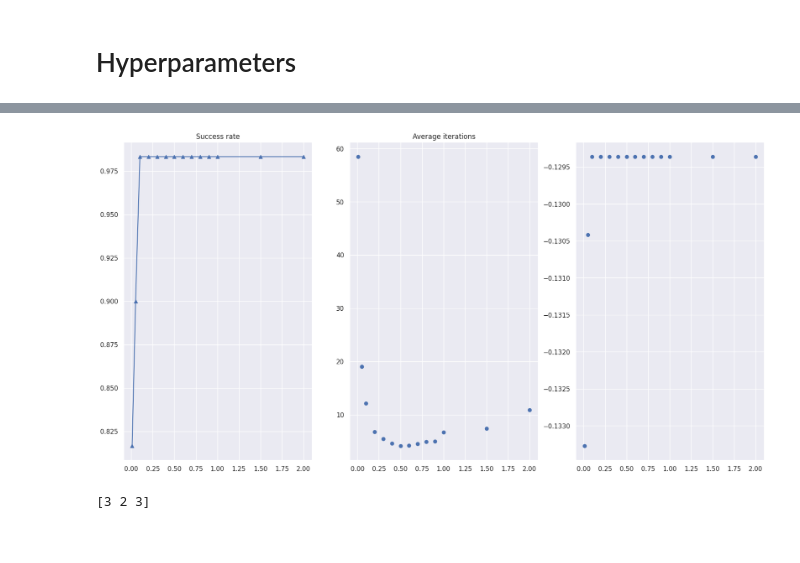
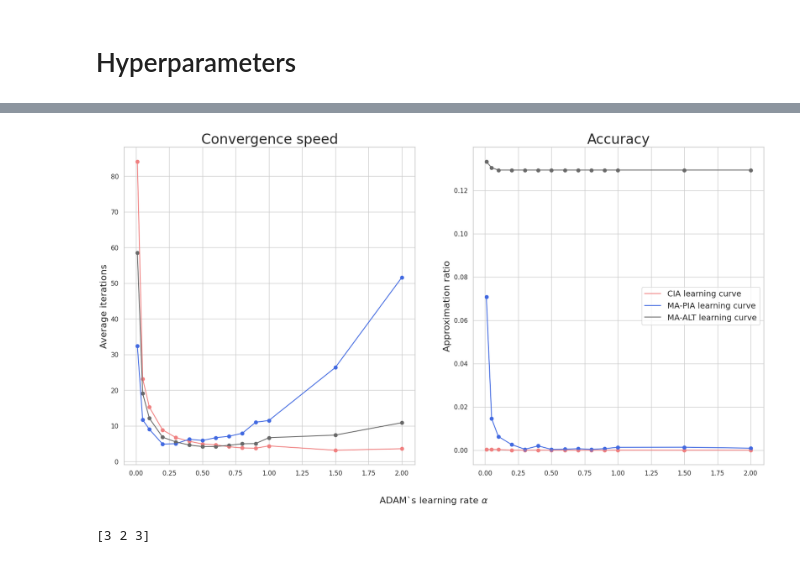
Before and after one commit to boz0nchik/QAOA, a Jupyter notebook: hyper_analyze.ipynb, the cells around one changed output, grey strips where cells are left out. Saved outputs shown, nothing was run; the diff lists cells and outputs as text; code cells hidden in the pictures.

```diff
--- a/hyper_analyze.ipynb
+++ b/hyper_analyze.ipynb
@@ -9,49 +9,74 @@ import numpy as np
 
 size = 10
 
-sns.set_theme(style = 'darkgrid')
-fig,axs = plt.subplots (nrows = 1, ncols = 3, figsize = (20, 10))
+sns.set_theme(style = 'whitegrid')
+fig,axs = plt.subplots (nrows = 1, ncols = 2, figsize = (20, 10))
 
-sr_plot = axs[0]
-its_plot = axs[1]
-approx_plot = axs[2]
+#sr_plot = axs[0]
+its_plot = axs[0]
+approx_plot = axs[1]
 
 stepsizes = [0.01, 0.05, 0.1, 0.2, 0.3, 0.4, 0.5, 0.6, 0.7, 0.8, 0.9, 1.0, 1.5, 2.0]
 
-success_rates = []
-average_its = []
-approx_ratios = []
-
-ansatz = 'MA-ALT'
-
-for stepsize in stepsizes:
-
-    trainset = pd.read_csv(f'data/train_{ansatz}/Training_size_{size}_stepsize_{stepsize}.csv')
 
 
-    sr = (len(trainset[trainset['Train (flt)'] == trainset['Test (flt)']]) -1 ) / (len(trainset) - 1)
+ansatzes = ['CIA', 'MA-PIA', 'MA-ALT']
+colors = {
+    'CIA' : 'lightcoral',
+    'MA-PIA' : 'royalblue',
+    'MA-ALT' : 'dimgray'
+}
 
-    its_1 = np.array(trainset['Train_iterations_1 (int)'])
-    its_2 = np.array(trainset['Train_iterations_2 (int)'])
-    its_3 = np.array(trainset['Train_iterations_3 (int)'])
-    barens = np.array(trainset['Baren (int)'])
+plt.rcParams['axes.titlesize'] = 24    # Заголовок
+plt.rcParams['axes.labelsize'] = 16    # Подписи осей
+plt.rcParams['xtick.labelsize'] = 10   # Метки оси X
+plt.rcParams['ytick.labelsize'] = 10   # Метки оси Y
+plt.rcParams['legend.fontsize'] = 14   # Легенда
 
-    print(np.maximum(np.maximum(np.maximum(its_1, its_2), its_3), barens))
-    iterations = np.mean(np.maximum(np.maximum(np.maximum(its_1, its_2), its_3), barens))
-    success_rates.append(sr)
-    average_its.append(iterations)
 
-    approx = np.mean((trainset['Train (flt)'] - trainset['Test (flt)']) / trainset['Test (flt)'])
-    approx_ratios.append(approx)
-sr_plot.scatter(stepsizes, success_rates, marker = '^')
-sr_plot.plot(stepsizes, success_rates)
-sr_plot.set_title('Success rate')
+for ansatz in ansatzes:
+    success_rates = []
+    average_its = []
+    approx_ratios = []
+    approx_errors = []
+    for stepsize in stepsizes:
 
-its_plot.scatter(stepsizes, average_its)
-its_plot.set_title('Average iterations')
+        trainset = pd.read_csv(f'data/train_{ansatz}/Training_size_{size}_stepsize_{stepsize}.csv')
 
-approx_plot.scatter(stepsizes, approx_ratios)
+
+        sr = (len(trainset[trainset['Train (flt)'] == trainset['Test (flt)']]) -1 ) / (len(trainset) - 1)
+
+        its_1 = np.array(trainset['Train_iterations_1 (int)'])
+        its_2 = np.array(trainset['Train_iterations_2 (int)'])
+        its_3 = np.array(trainset['Train_iterations_3 (int)'])
+        barens = np.array(trainset['Baren (int)'])
+
+        #print(np.maximum(np.maximum(np.maximum(its_1, its_2), its_3), barens))
+        iterations = np.mean(np.maximum(np.maximum(np.maximum(its_1, its_2), its_3), barens))
+        success_rates.append(sr)
+        average_its.append(iterations)
+
+        approx = np.mean(np.abs((trainset['Train (flt)'] - trainset['Test (flt)']) / trainset['Test (flt)']))
+        approx_ratios.append(approx)
+        approx_errors.append(np.std(np.abs((trainset['Train (flt)'] - trainset['Test (flt)']) / trainset['Test (flt)'])))
+    # sr_plot.scatter(stepsizes, success_rates)
+    # sr_plot.plot(stepsizes, success_rates)
+
+    its_plot.scatter(stepsizes, average_its, color = colors[ansatz])
+    its_plot.plot(stepsizes, average_its, color = colors[ansatz], label = f'{ansatz} learning curve')
+
+    #approx_plot.errorbar(stepsizes, approx_ratios, yerr = approx_errors)
+    approx_plot.scatter(stepsizes, approx_ratios, color = colors[ansatz])
+    approx_plot.plot(stepsizes, approx_ratios, color = colors[ansatz], label = f'{ansatz} learning curve')
 
 # delete zeor line !!!!!!!!!!!!!
+#sr_plot.set_title('Success rate')
+fig.supxlabel(r'ADAM`s learning rate $\alpha$', fontsize = 16)
+its_plot.set_title('Convergence speed')
+its_plot.set_ylabel('Average iterations', fontsize = 16)
+
+approx_plot.set_title('Accuracy')
+approx_plot.set_ylabel('Approximation ratio', fontsize = 16)
+plt.legend()
 plt.show()
 # %% [output]
@@ -75,4 +83,4 @@ plt.show()
-[figure, old version]
+[figure, new version]
 # %%
 import numpy as np
 
```
Also changed, not shown: parts of 1 cell of this notebook, 10 other files.
